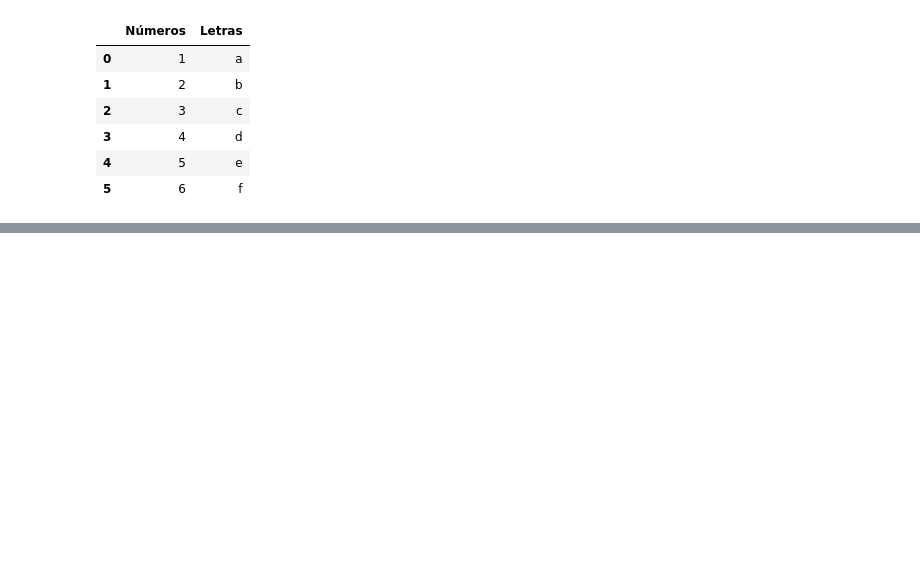
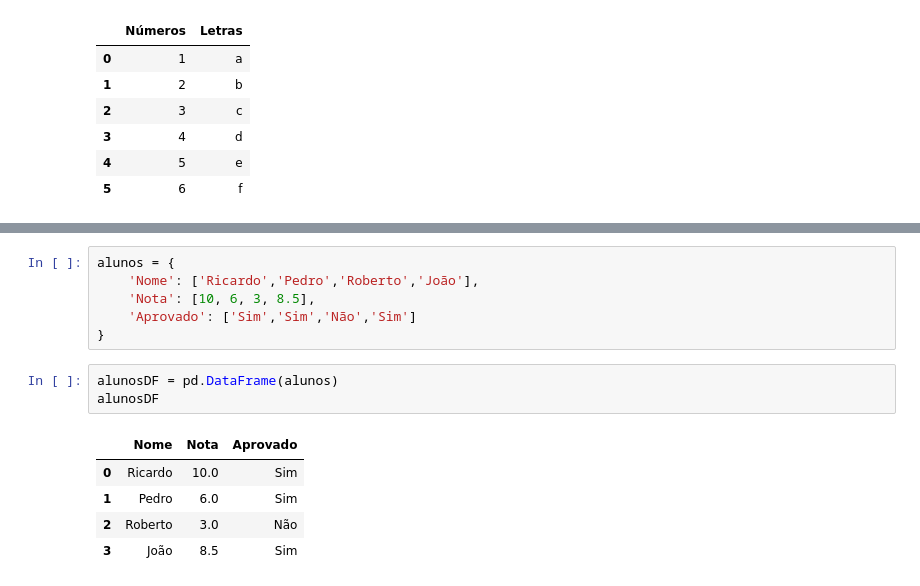
Before and after one commit to BrunoPPivetti/machine_learning_python, a Jupyter notebook: pandas.ipynb, the cells around one changed output, grey strips where cells are left out. Cells and saved outputs as stored; diff of their text form; blank space fills up the shorter version.

```diff
--- a/pandas.ipynb
+++ b/pandas.ipynb
@@ -27,0 +17,15 @@ dados2.head(5)
+# %%
+alunos = {
+    'Nome': ['Ricardo','Pedro','Roberto','João'],
+    'Nota': [10, 6, 3, 8.5],
+    'Aprovado': ['Sim','Sim','Não','Sim']
+}
+# %%
+alunosDF = pd.DataFrame(alunos)
+alunosDF
+# %% [output]
+|  | Nome | Nota | Aprovado |
+| 0 | Ricardo | 10.0 | Sim |
+| 1 | Pedro | 6.0 | Sim |
+| 2 | Roberto | 3.0 | Não |
+| 3 | João | 8.5 | Sim |
```
Also changed, not shown: parts of 23 cells of this notebook.
